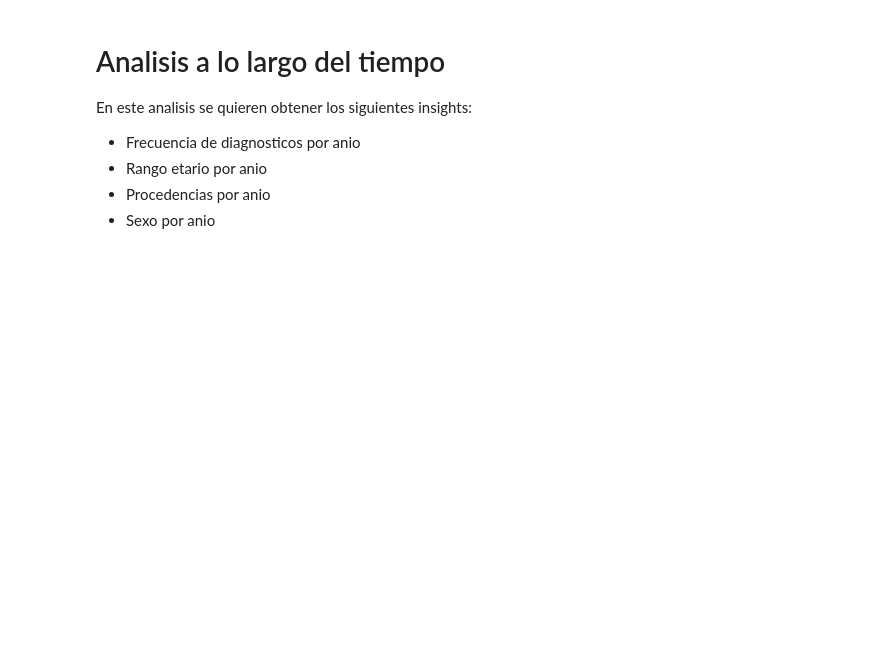
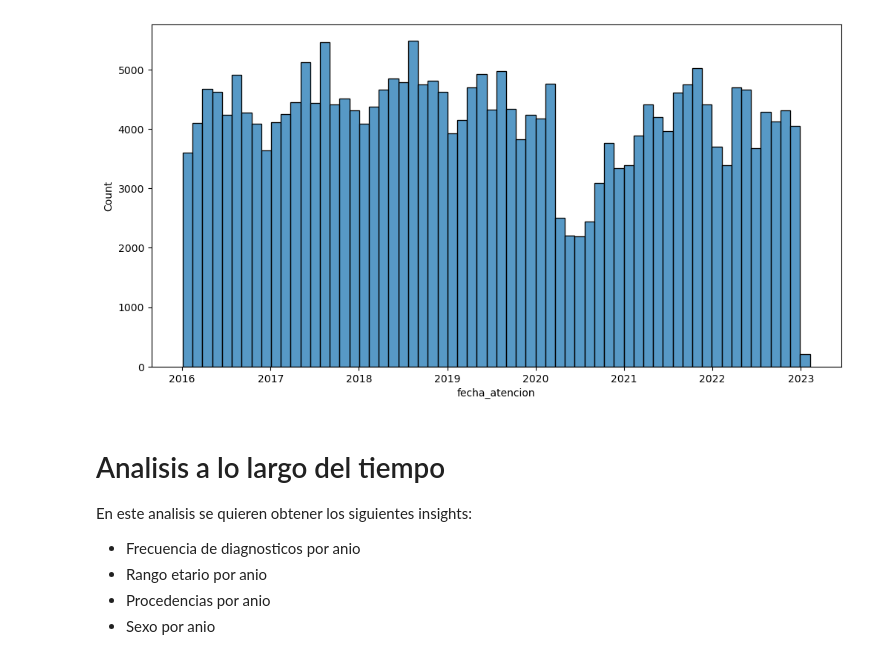
Before and after one commit to JavierRojas14/int-ambulatorio, a Jupyter notebook: notebooks/2.0-jrb-time-series-analysis.ipynb, the cells around one changed output. Drawn from its saved outputs; the diff is of its cells as text; code cells hidden in the pictures; blank space fills up the shorter version.

Commit message:
Muestra el rango de fechas de la base de datos

```diff
--- a/notebooks/2.0-jrb-time-series-analysis.ipynb
+++ b/notebooks/2.0-jrb-time-series-analysis.ipynb
@@ -24,6 +24,18 @@ warnings.filterwarnings("ignore")
 sns.set_style()
 plt.rcParams["figure.figsize"] = (12, 6)
 # %%
-df_procesada = pd.read_csv("../data/interim/datos_limpios.csv", encoding="latin-1", sep=";")
-df_procesada = build_features.formatear_fechas_ambulatorio(df_procesada)
-df_procesada = build_features.agregar_rango_etario(df_procesada)
+df_diagnosticos = pd.read_csv(
+    "../data/processed/datos_limpios_diagnosticos.csv", encoding="latin-1", sep=";"
+)
+df_diagnosticos = build_features.formatear_fechas_ambulatorio(df_diagnosticos)
+df_diagnosticos = build_features.agregar_rango_etario(df_diagnosticos)
+df_diagnosticos["mes"] = df_diagnosticos.fecha_atencion.dt.month
+df_diagnosticos["dia"] = df_diagnosticos.fecha_atencion.dt.day
+# %%
+print(
+    f"El rango de fechas de diagnosticos es entre {min(df_diagnosticos.fecha_atencion)} y "
+    f" {max(df_diagnosticos.fecha_atencion)}"
+)
+sns.histplot(df_diagnosticos["fecha_atencion"])
+plt.show()
+# %% [output]
@@ -29,0 +43 @@ df_procesada = build_features.agregar_rango_etario(df_procesada)
+[figure, added]
```
Also changed, not shown: parts of 10 cells of this notebook.
